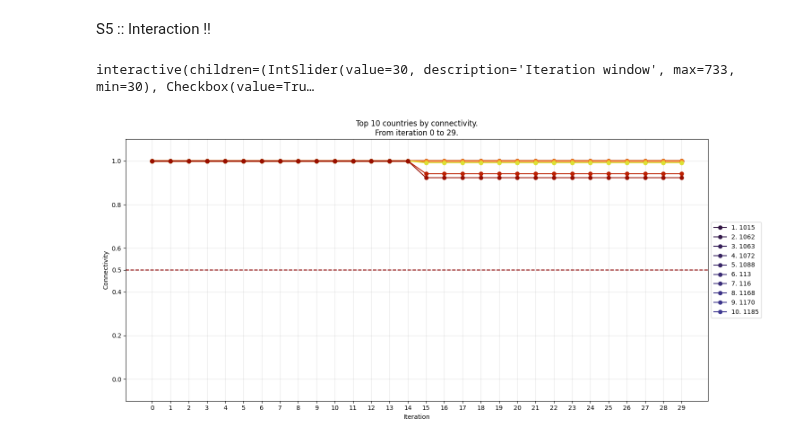
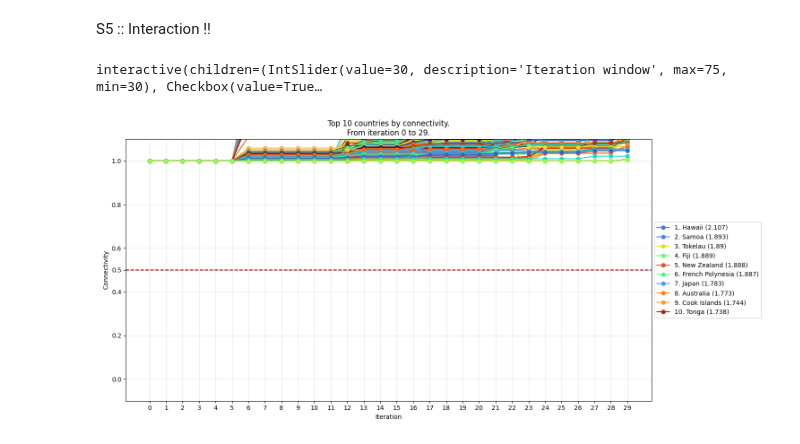
Before and after one commit to vinp505/UCNA, a Jupyter notebook: visualizations/connectivity_top10.ipynb, the cells around one changed output. Saved outputs shown, nothing was run; the diff lists cells and outputs as text; code cells hidden in the pictures.

```diff
--- a/visualizations/connectivity_top10.ipynb
+++ b/visualizations/connectivity_top10.ipynb
@@ -8,14 +8,17 @@ import numpy as np
 import matplotlib.pyplot as plt
 import ipywidgets as widgets
 from ipywidgets import interact
+import ipynbname#necessary to get filepath to jupyter notebook file
 
-_DATAEXTR_DIR = "../dataExtracted"
+_FILE_DIR = ipynbname.path().parent#obtain directory of this file
+_PROJ_DIR = _FILE_DIR.parent.parent#obtain main project directory
+_DATA_DIR = _PROJ_DIR / "dataset"
+_DATAEXTR_DIR = _PROJ_DIR / "dataExtracted"
+_VIS_DIR = _PROJ_DIR / "visualizations"
 # %% [markdown]
 S1 :: Load dataframes
 # %%
 mode = 'connectivity'
-status = 'random'
+status = 'targeted'
 
 avgConnectivityDf = pd.read_csv(str(_DATAEXTR_DIR + f"/avg_{mode}_{status}.csv"))
-ConnDf = (avgConnectivityDf / avgConnectivityDf.iloc[0]).copy()
-ConnDf
@@ -83,7 +72,6 @@ def update_plot(n, relative= True):
     # plot lines
     idx = list(range(start, n))
     for i, (_, r) in enumerate(conn_df.iterrows()):
-
         # use top10 of final iteration to label countries
         if i < 10:
 
@@ -92,37 +80,37 @@ def update_plot(n, relative= True):
             if (min_conn_row <= min_pos_conn):
                 min_pos_conn = min_conn_row
 
-            l = f"{i+1}. {r.name}"
+            l = f"{i+1}. {r.name} ({round(r.values[-1], 3)})"
 
         # no label for countries outside of the top10
         else:
             l = None
 
         ax.plot(list(range(len(idx))), r.values, marker= 'o', label= l, c= col_dict[r.name])
 
 
     ax.set_xticks(list(range(len(idx))), idx)
 
     if relative:
         ax.set_ylim(-0.1, 1.1)
         ax.set_yticks([0.0, 0.2, 0.4, 0.5, 0.6, 0.8, 1.0])
         ax.axhline(y= 0.5, linestyle= '--', c= 'darkred')
     else:
         ax.set_ylim(bottom= min_pos_conn-1)
     ax.legend(loc="center left", bbox_to_anchor=(1, 0.5))
 
     ax.set_ylabel("Connectivity")
     ax.set_xlabel("Iteration")
     ax.set_title(f"Top 10 countries by connectivity.\nFrom iteration {start} to {n-1}.")
 
     fig.tight_layout()
     fig.canvas.draw_idle()
 
 
 n_slider = widgets.IntSlider(value= 30, min= 30, max= len(avgConnectivityDf), step= 1, description= 'Iteration window')
 
 interact(update_plot, n= n_slider)
 plt.show()
 # %% [output]
-interactive(children=(IntSlider(value=30, description='Iteration window', max=733, min=30), Checkbox(value=Tru…
+interactive(children=(IntSlider(value=30, description='Iteration window', max=75, min=30), Checkbox(value=True…
-[figure, old version]
+[figure, new version]
```
Also changed, not shown: parts of 1 cell of this notebook, 20 other files.
